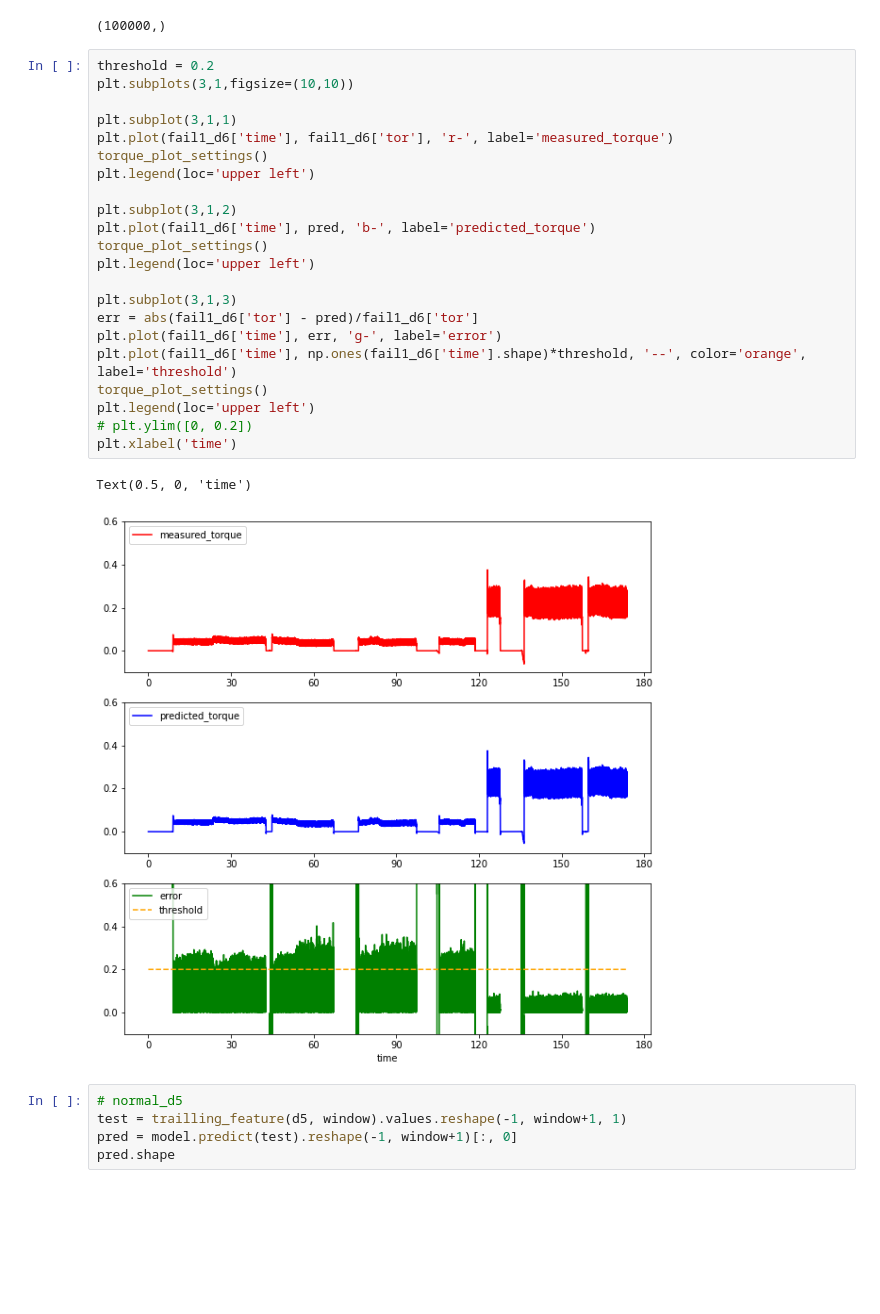
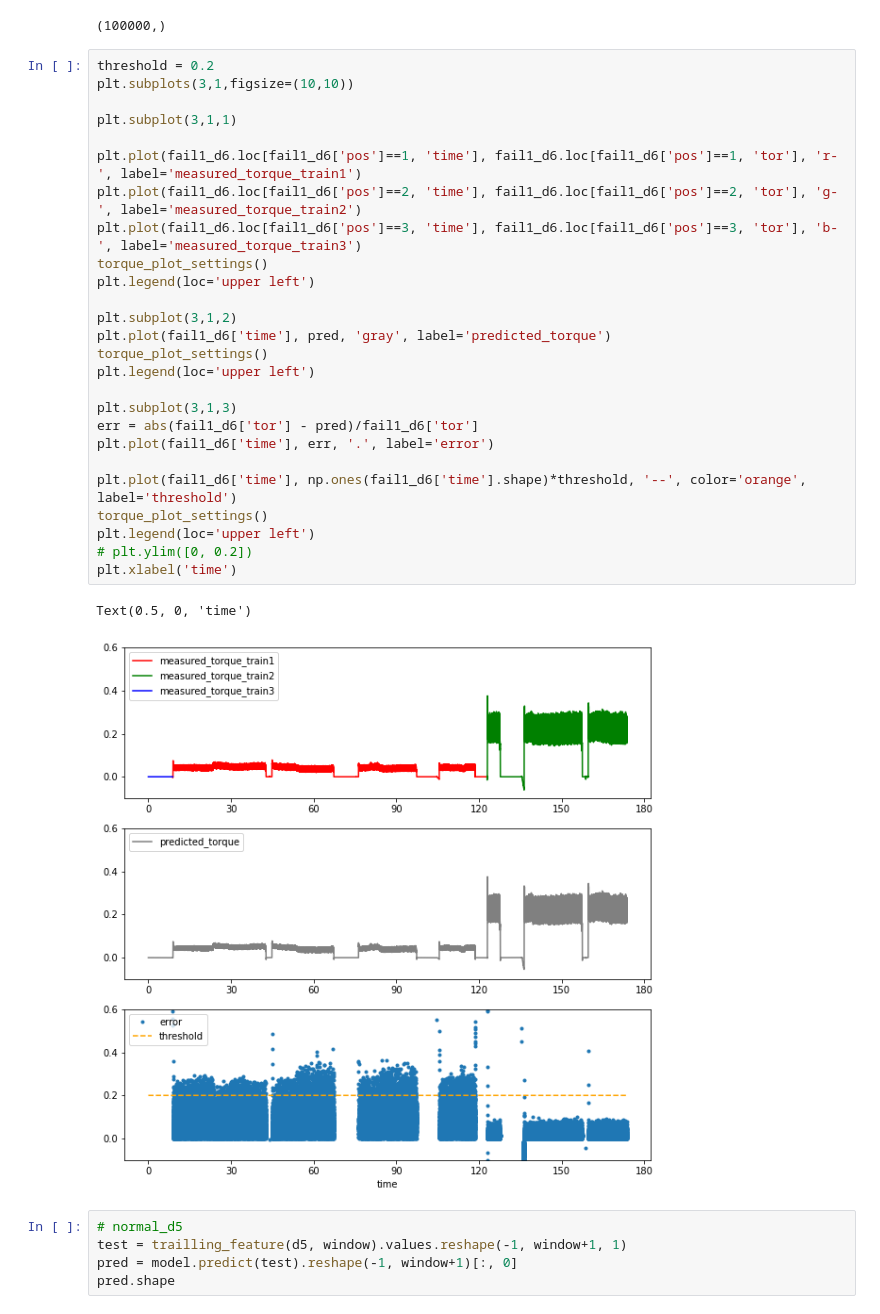
Before and after one commit to peeraponw/quick_move, a Jupyter notebook: merge.ipynb, the cells around one changed output. Drawn from its saved outputs; the diff is of its cells as text; blank space fills up the shorter version.

```diff
--- a/merge.ipynb
+++ b/merge.ipynb
@@ -694,28 +696,32 @@ pred.shape
 # %%
 threshold = 0.2
 plt.subplots(3,1,figsize=(10,10))
 
 plt.subplot(3,1,1)
-plt.plot(fail1_d6['time'], fail1_d6['tor'], 'r-', label='measured_torque')
+
+plt.plot(fail1_d6.loc[fail1_d6['pos']==1, 'time'], fail1_d6.loc[fail1_d6['pos']==1, 'tor'], 'r-', label='measured_torque_train1')
+plt.plot(fail1_d6.loc[fail1_d6['pos']==2, 'time'], fail1_d6.loc[fail1_d6['pos']==2, 'tor'], 'g-', label='measured_torque_train2')
+plt.plot(fail1_d6.loc[fail1_d6['pos']==3, 'time'], fail1_d6.loc[fail1_d6['pos']==3, 'tor'], 'b-', label='measured_torque_train3')
 torque_plot_settings()
 plt.legend(loc='upper left')
 
 plt.subplot(3,1,2)
-plt.plot(fail1_d6['time'], pred, 'b-', label='predicted_torque')
+plt.plot(fail1_d6['time'], pred, 'gray', label='predicted_torque')
 torque_plot_settings()
 plt.legend(loc='upper left')
 
 plt.subplot(3,1,3)
 err = abs(fail1_d6['tor'] - pred)/fail1_d6['tor']
-plt.plot(fail1_d6['time'], err, 'g-', label='error')
+plt.plot(fail1_d6['time'], err, '.', label='error')
+
 plt.plot(fail1_d6['time'], np.ones(fail1_d6['time'].shape)*threshold, '--', color='orange', label='threshold')
 torque_plot_settings()
 plt.legend(loc='upper left')
 # plt.ylim([0, 0.2])
 plt.xlabel('time')
 # %% [output]
 Text(0.5, 0, 'time')
-[figure, old version]
+[figure, new version]
 # %%
 # normal_d5
 test = trailling_feature(d5, window).values.reshape(-1, window+1, 1)
```
Also changed, not shown: parts of 2 cells of this notebook.
